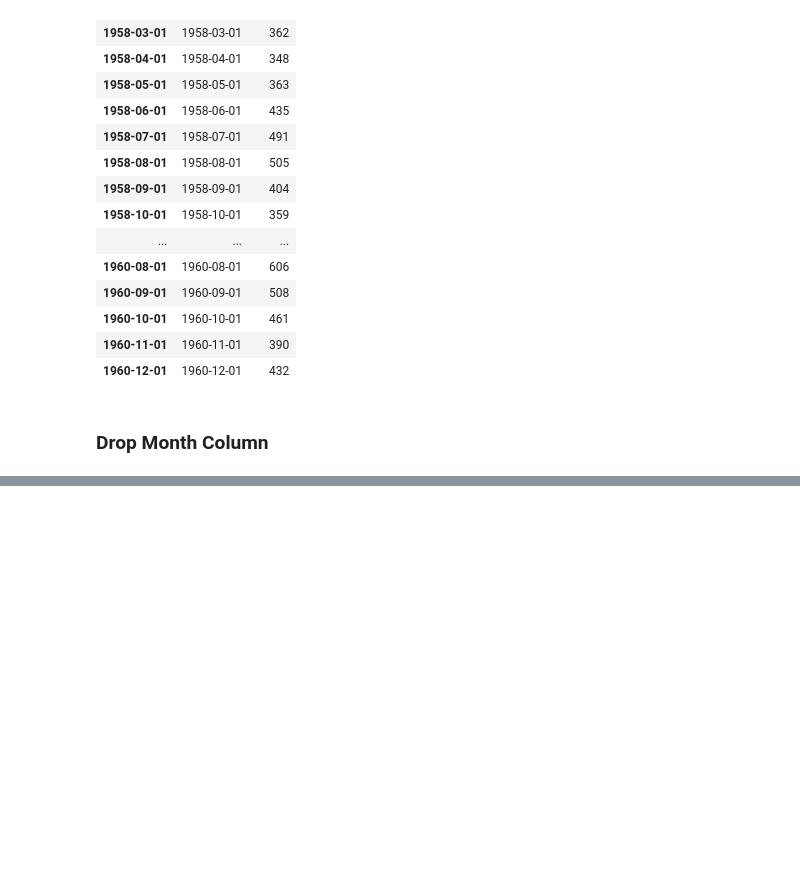
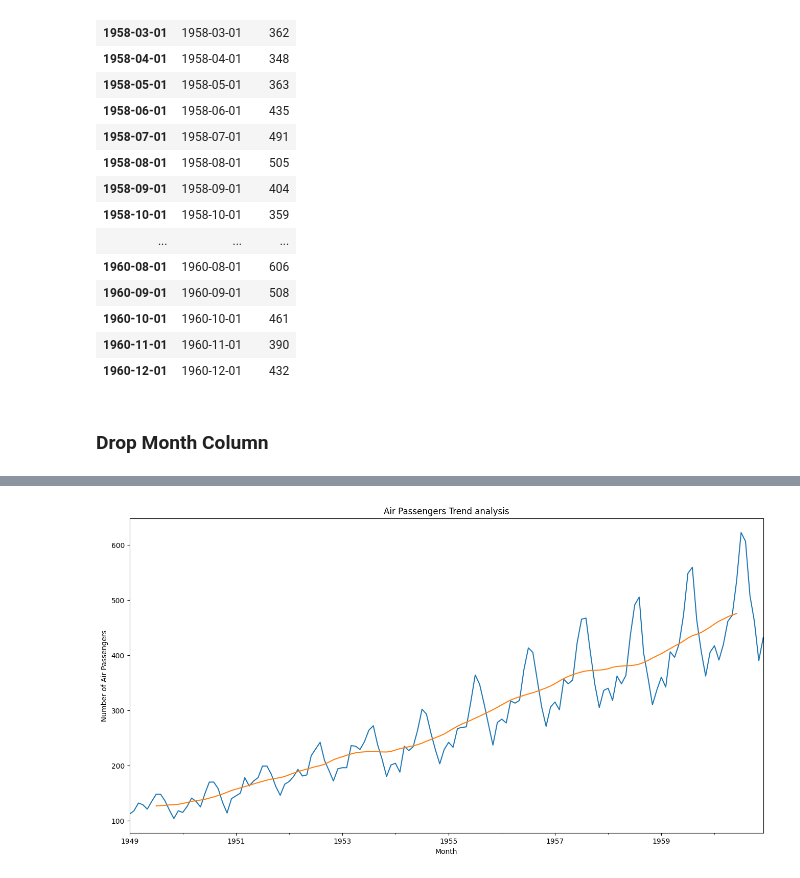
Before and after one commit to pdhanshri/Github, a Jupyter notebook: Time Series Association/Time Series association.ipynb, the cells around one changed output, grey strips where cells are left out. Cells and saved outputs as stored; diff of their text form; code cells hidden in the pictures; blank space fills up the shorter version.

```diff
--- a/Time Series Association/Time Series association.ipynb
+++ b/Time Series Association/Time Series association.ipynb
@@ -139,0 +174,10 @@ D
+# %%
+plt.figure(figsize=(16,8))
+Q.observed.plot()
+Q.trend.plot()
+plt.xlabel('Month')
+plt.ylabel('Number of Air Passengers')
+plt.title('Air Passengers Trend analysis')
+plt.show()
+# %% [output]
+[figure, added]
```
Also changed, not shown: parts of 38 cells of this notebook, 1 other file.
